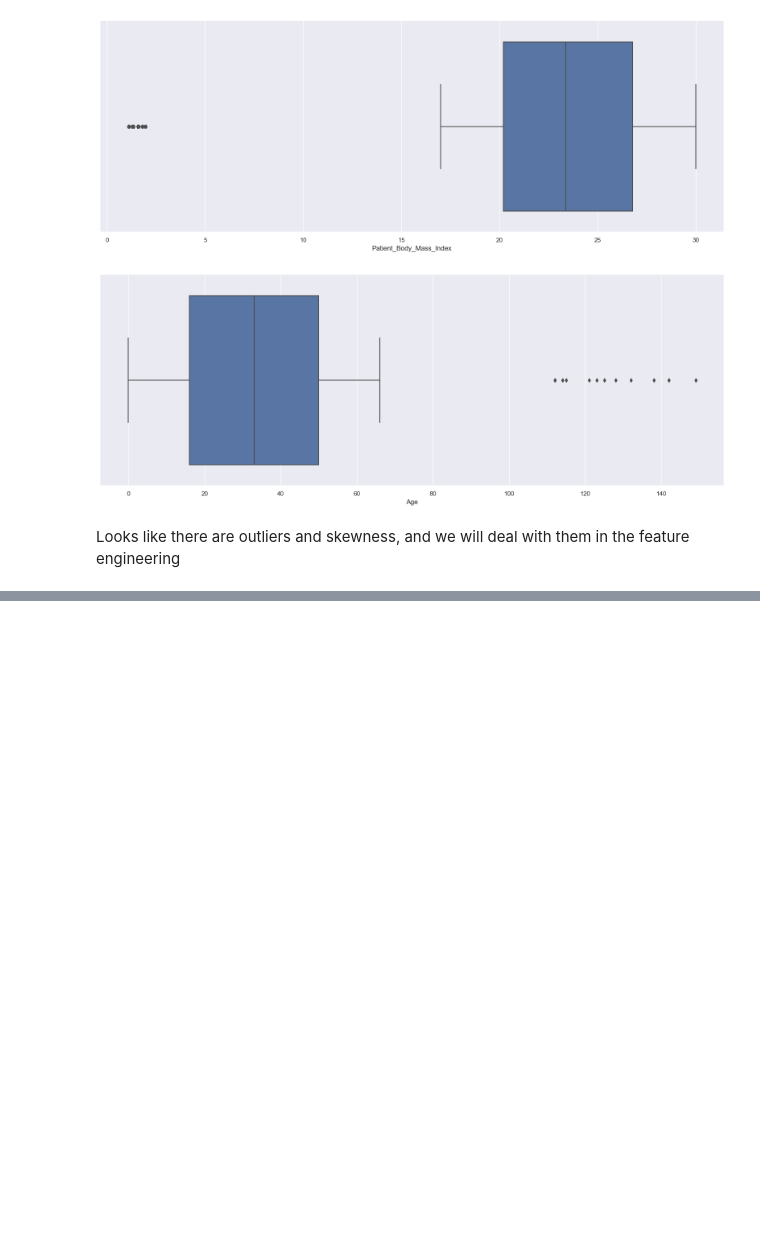
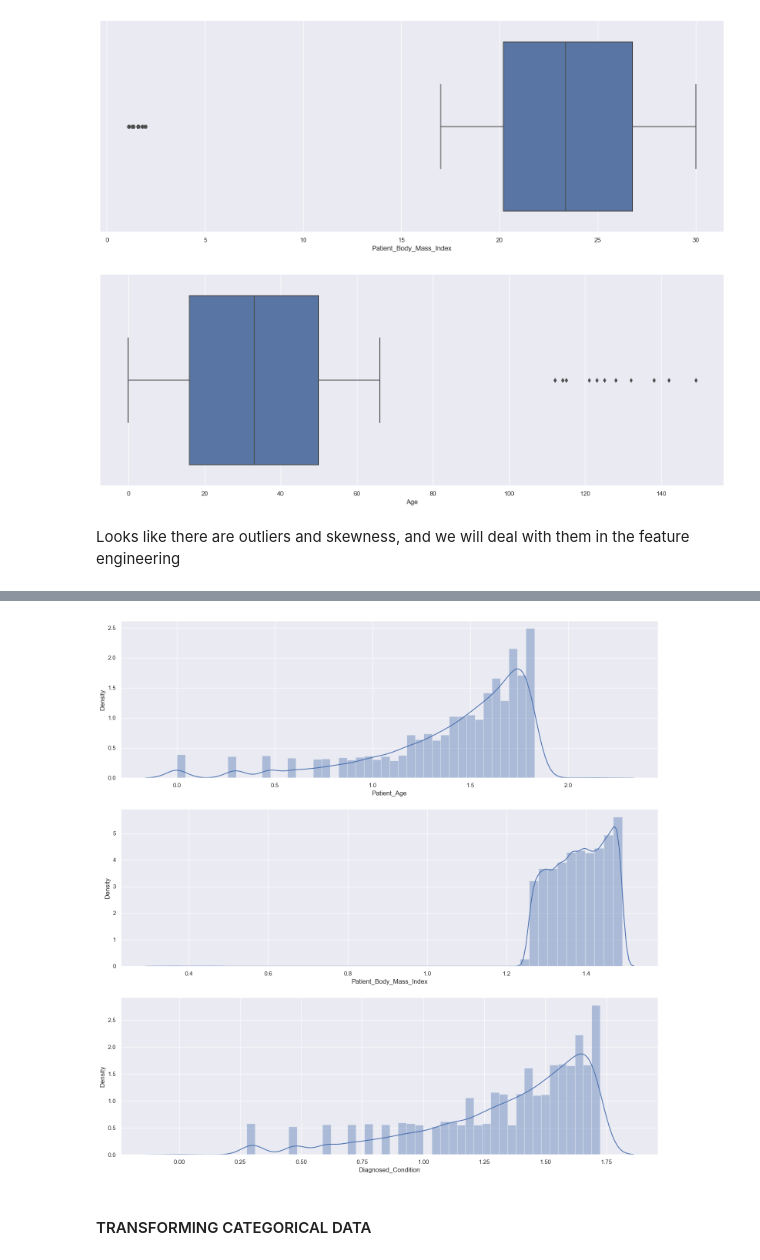
Before and after one commit to Kekyei/Hospital-Patients-Survival, a Jupyter notebook: Exploratory-Data-Analysis.ipynb, the cells around one changed output, grey strips where cells are left out. Saved outputs shown, nothing was run; the diff lists cells and outputs as text; code cells hidden in the pictures; blank space fills up the shorter version.

```diff
--- a/Exploratory-Data-Analysis.ipynb
+++ b/Exploratory-Data-Analysis.ipynb
@@ -494,0 +535,2 @@ Looks like there are outliers and skewness, and we will deal with them in the fe
+# %%
+pharma_data["Patient_Smoker"] = pharma_data.Patient_Smoker.replace(["YES","NO"],[1,0])
@@ -494,0 +571,6 @@ Looks like there are outliers and skewness, and we will deal with them in the fe
+# %%
+pharma_data["Patient_Age"] = np.log10(pharma_data["Patient_Age"] + 1)
+pharma_data["Patient_Body_Mass_Index"] = np.log10(pharma_data["Patient_Body_Mass_Index"] + 1)
+pharma_data["Diagnosed_Condition"] = np.log10(pharma_data["Diagnosed_Condition"] + 1)
+#Checking the skewness now
+pharma_data[["Patient_Age","Patient_Body_Mass_Index","Diagnosed_Condition"]].describe()
@@ -494,0 +587,11 @@ Looks like there are outliers and skewness, and we will deal with them in the fe
+# %%
+fig, axs = plt.subplots(nrows=3,figsize=(18,18))
+# Plot histograms
+sns.distplot((pharma_data["Patient_Age"].dropna()), ax=axs[0])
+sns.distplot((pharma_data["Patient_Body_Mass_Index"].dropna()), ax=axs[1])
+sns.distplot((pharma_data["Diagnosed_Condition"].dropna()), ax=axs[2])
+plt.show()
+# %% [output]
+[figure, added]
+# %% [markdown]
+#### TRANSFORMING CATEGORICAL DATA
```
Also changed, not shown: parts of 36 cells of this notebook.
